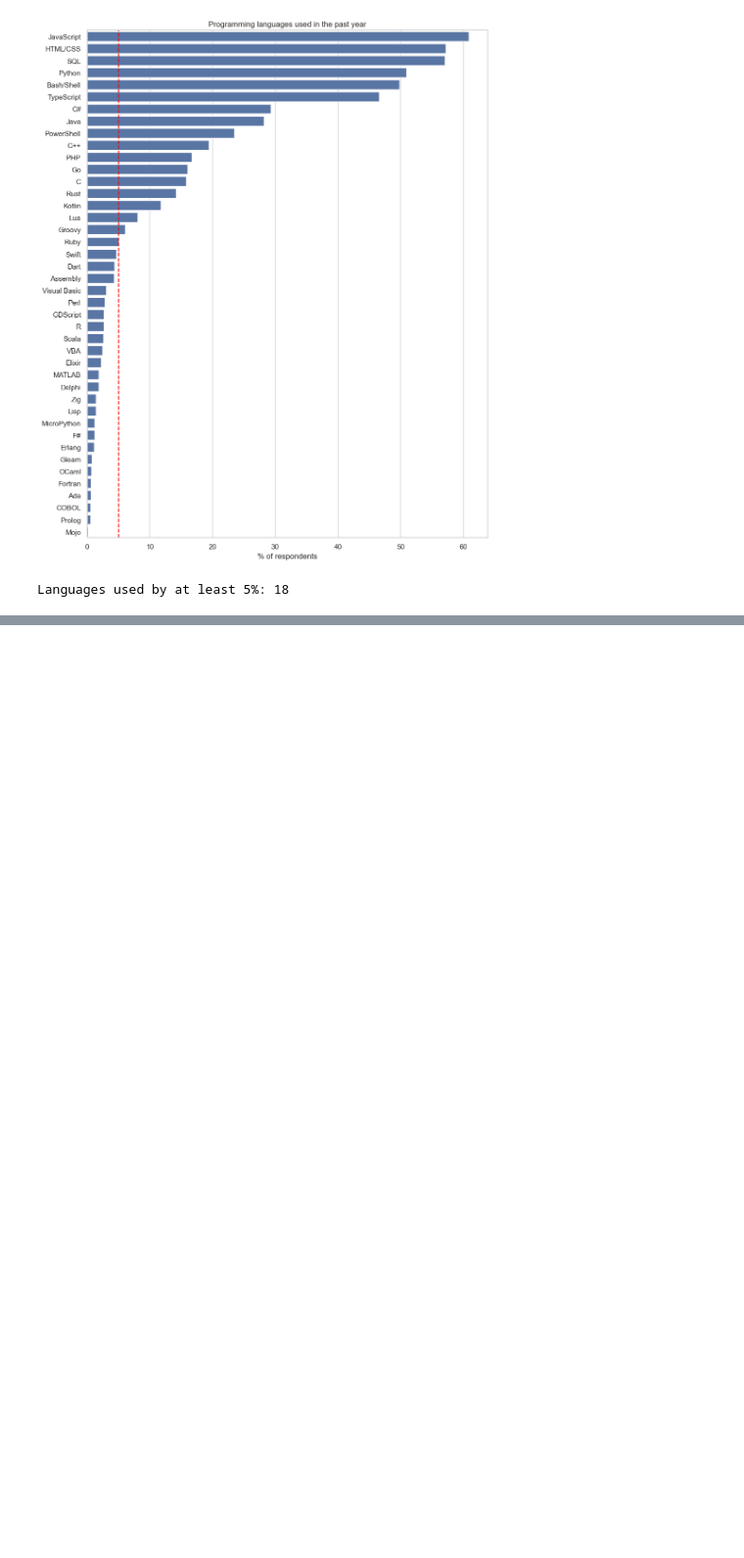
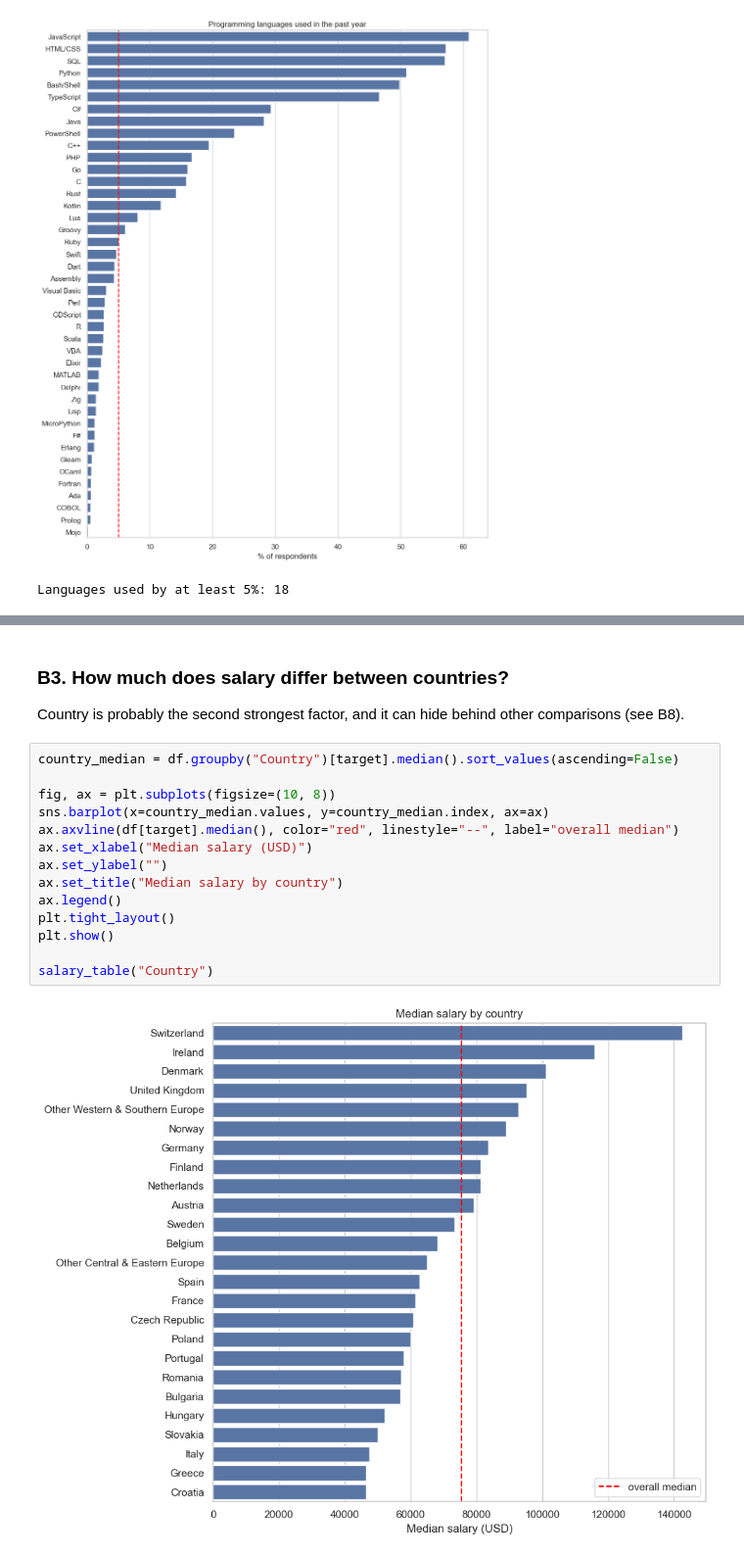
Before and after one commit to berkerild/developer-salary-prediction, a Jupyter notebook: notebooks/02_eda_statistics.ipynb, the cells around one changed output, grey strips where cells are left out. Shown at 98% size. Saved outputs shown, nothing was run; the diff lists cells and outputs as text; blank space fills up the shorter version.

```diff
--- a/notebooks/02_eda_statistics.ipynb
+++ b/notebooks/02_eda_statistics.ipynb
@@ -180,0 +272,20 @@ Notes:
+# %% [markdown]
+### B3. How much does salary differ between countries?
+
+Country is probably the second strongest factor, and it can hide behind other comparisons (see B8).
+# %%
+country_median = df.groupby("Country")[target].median().sort_values(ascending=False)
+
+fig, ax = plt.subplots(figsize=(10, 8))
+sns.barplot(x=country_median.values, y=country_median.index, ax=ax)
+ax.axvline(df[target].median(), color="red", linestyle="--", label="overall median")
+ax.set_xlabel("Median salary (USD)")
+ax.set_ylabel("")
+ax.set_title("Median salary by country")
+ax.legend()
+plt.tight_layout()
+plt.show()
+
+salary_table("Country")
+# %% [output]
+[figure, added]
```
Also changed, not shown: parts of 48 cells of this notebook.
